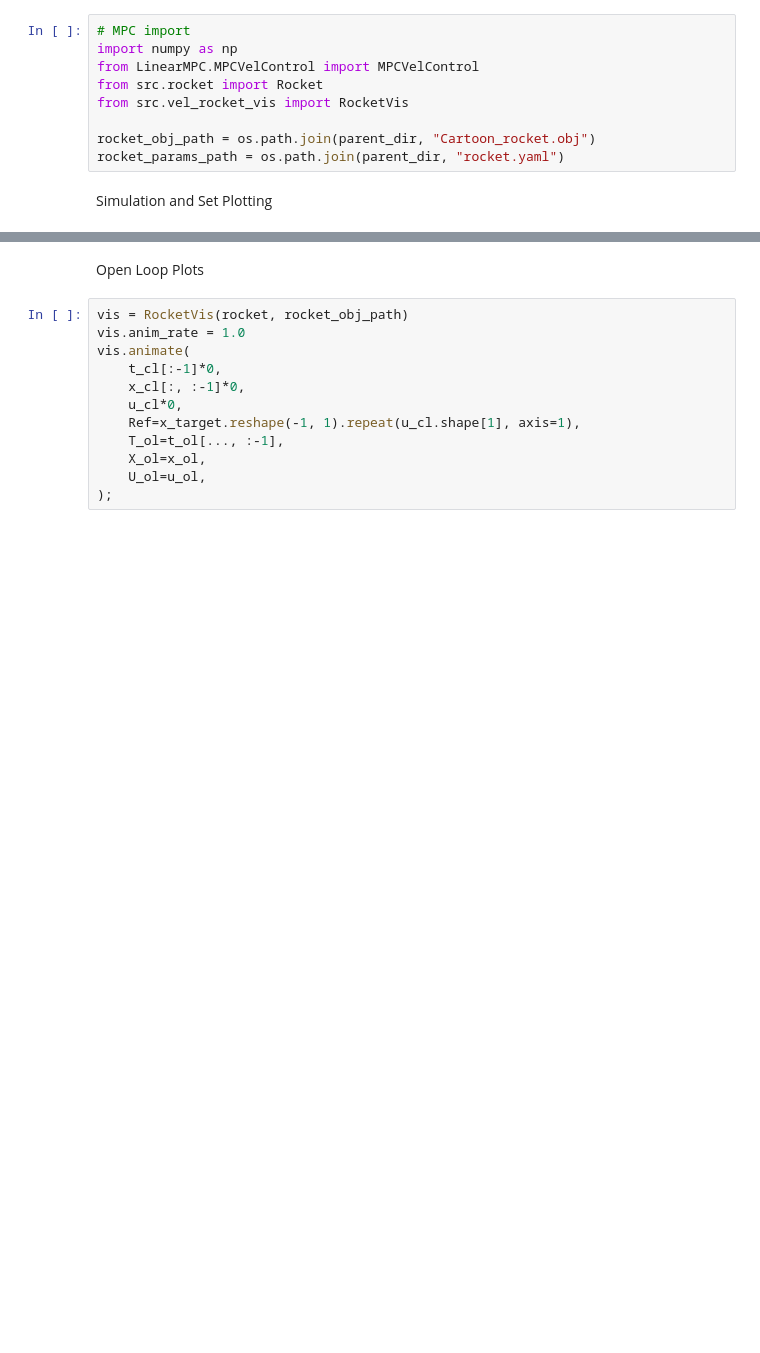
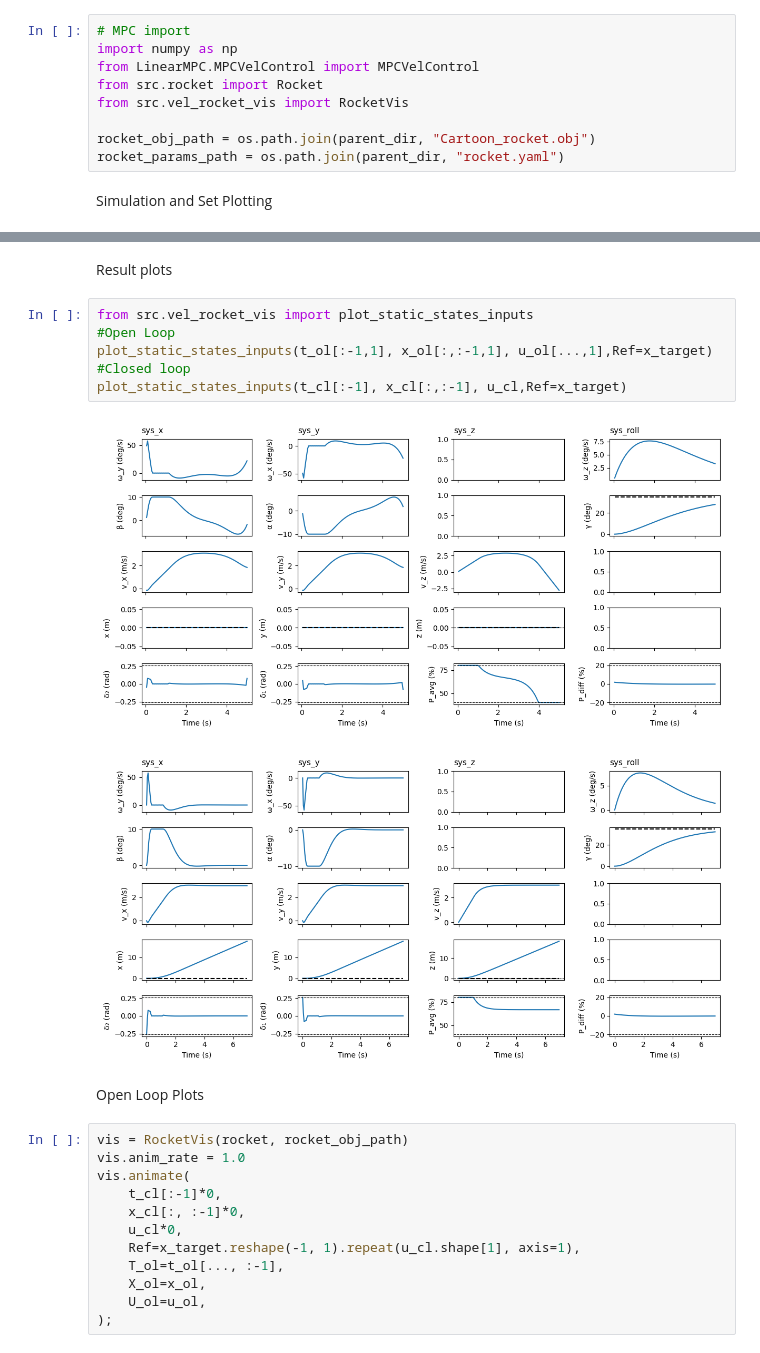
Before and after one commit to OttoRiha/MPC-Course-EPFL_AO, a Jupyter notebook: project/Deliverable_3_2/Deliverable_3_2.ipynb, the cells around one changed output, grey strips where cells are left out. Cells and saved outputs as stored; diff of their text form; blank space fills up the shorter version.

Commit message:
Deliverable 7 is done and all the results figures are complied

```diff
--- a/project/Deliverable_3_2/Deliverable_3_2.ipynb
+++ b/project/Deliverable_3_2/Deliverable_3_2.ipynb
@@ -76,3 +76,14 @@ Maximum invariant set successfully computed after 3 iterations.
+# %% [markdown]
+Result plots
+# %%
+from src.vel_rocket_vis import plot_static_states_inputs
+#Open Loop
+plot_static_states_inputs(t_ol[:-1,1], x_ol[:,:-1,1], u_ol[...,1],Ref=x_target)
+#Closed loop
+plot_static_states_inputs(t_cl[:-1], x_cl[:,:-1], u_cl,Ref=x_target)
+# %% [output]
+[figure, added]
+[figure, added]
 # %% [markdown]
 Open Loop Plots
 # %%
```
Also changed, not shown: parts of 1 cell of this notebook, 29 other files.
